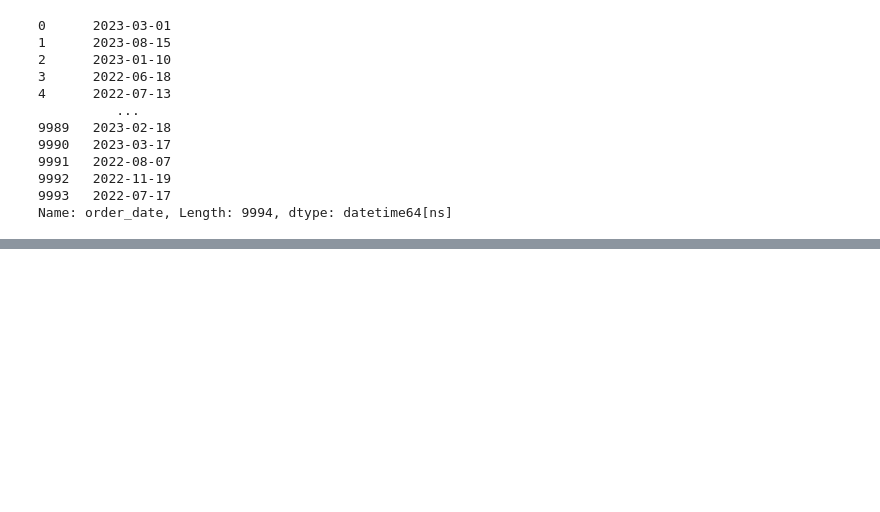
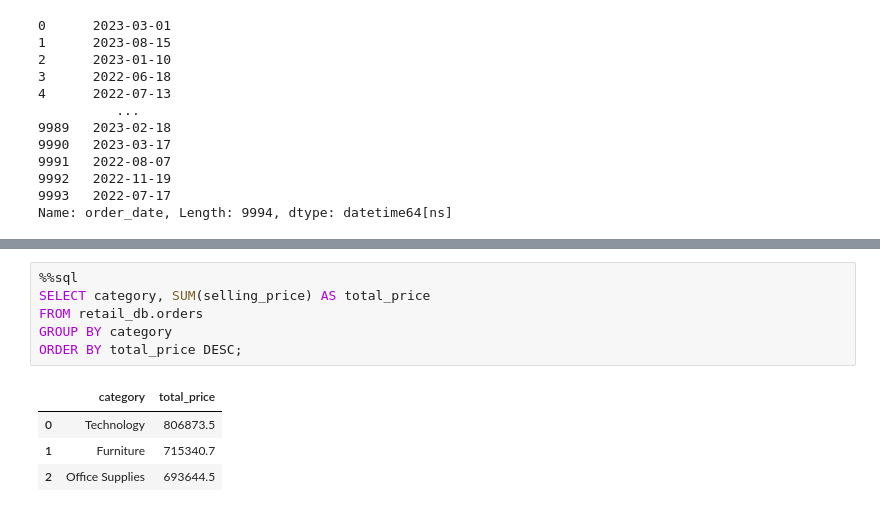
Before and after one commit to ManuelA1000/PythonSQL, a Jupyter notebook: pythonsql.ipynb, the cells around one changed output, grey strips where cells are left out. Drawn from its saved outputs; the diff is of its cells as text; blank space fills up the shorter version.

Commit message:
load dataframe into MySQL db and query using python

```diff
--- a/pythonsql.ipynb
+++ b/pythonsql.ipynb
@@ -163,0 +274,11 @@ Name: order_date, Length: 9994, dtype: datetime64[ns]
+# %%
+%%sql
+SELECT category, SUM(selling_price) AS total_price
+FROM retail_db.orders
+GROUP BY category
+ORDER BY total_price DESC;
+# %% [output]
+|  | category | total_price |
+| 0 | Technology | 806873.5 |
+| 1 | Furniture | 715340.7 |
+| 2 | Office Supplies | 693644.5 |
```
Also changed, not shown: parts of 6 cells of this notebook.
